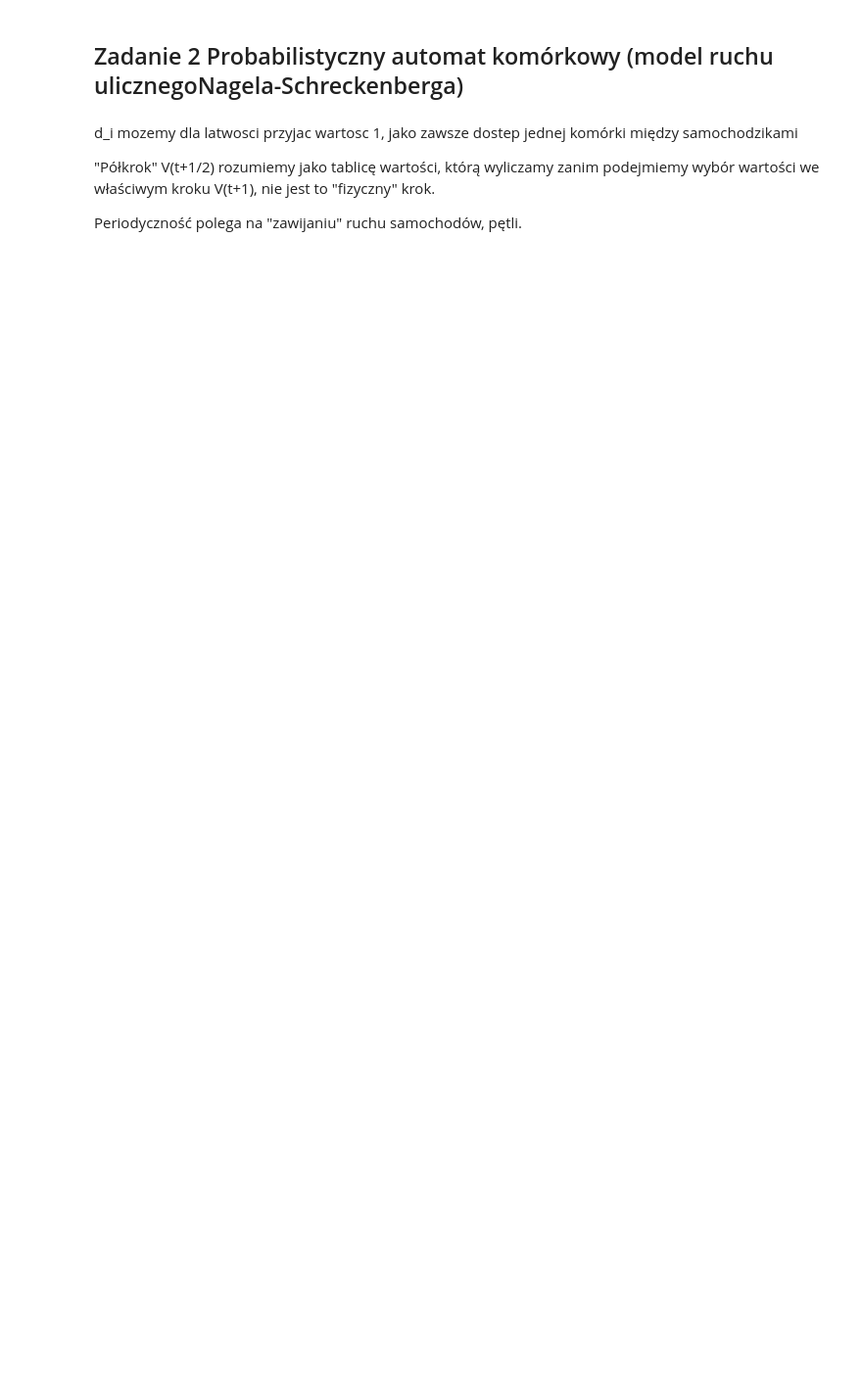
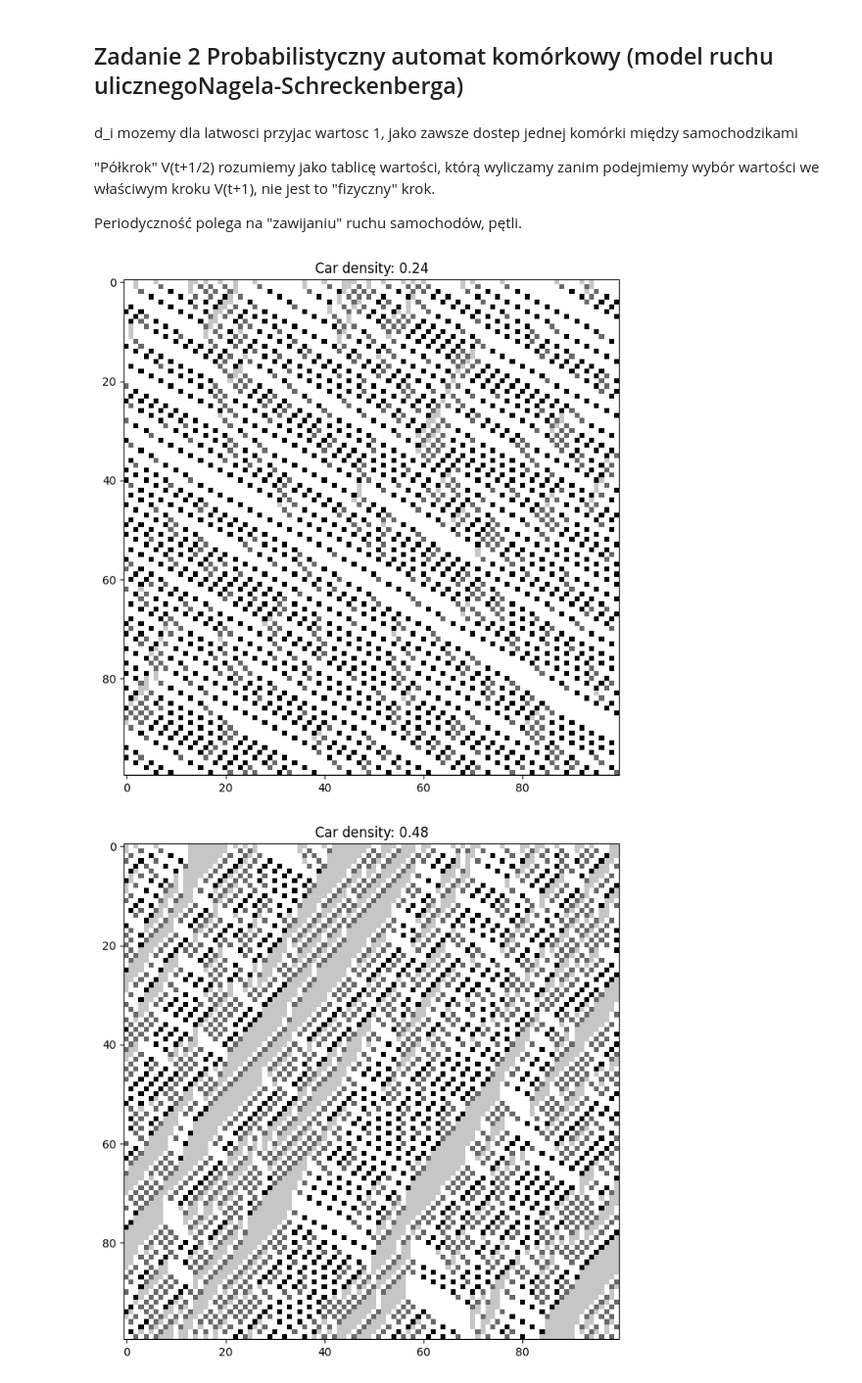
Before and after one commit to FilipKatulski/complex-systems, a Jupyter notebook: LAB4/lab4.ipynb, the cells around one changed output. Shown at 98% size. Drawn from its saved outputs; the diff is of its cells as text; code cells hidden in the pictures; blank space fills up the shorter version.

```diff
--- a/LAB4/lab4.ipynb
+++ b/LAB4/lab4.ipynb
@@ -60,4 +65,0 @@ Automat z prawdopodobieństwem 0.5 zawsze dązy do pełnej szachownicy.
-# %%
-fig, ax = plt.subplots(figsize=(15,15))
-ax = ax.imshow(second_grid, cmap="Greys")
-plt.show()
@@ -68,4 +65,0 @@ Trzeci automat z prawdopodobieństwem 0.6 dla czarnych, przewaga tego koloru.
-# %%
-fig, ax = plt.subplots(figsize=(15,15))
-ax = ax.imshow(third_grid, cmap="Greys")
-plt.show()
@@ -82,0 +147,12 @@ Periodyczność polega na "zawijaniu" ruchu samochodów, pętli.
+# %%
+for density in [0.24, 0.48]:
+    states = nagel_schreckenberg(car_density=density)
+
+    fig, ax = plt.subplots(figsize=(8,8))
+    ax.imshow(states, cmap='Greys')
+
+    plt.title(f'Car density: {density}')
+    plt.show()
+# %% [output]
+[figure, added]
+[figure, added]
```
Also changed, not shown: parts of 9 cells of this notebook.
